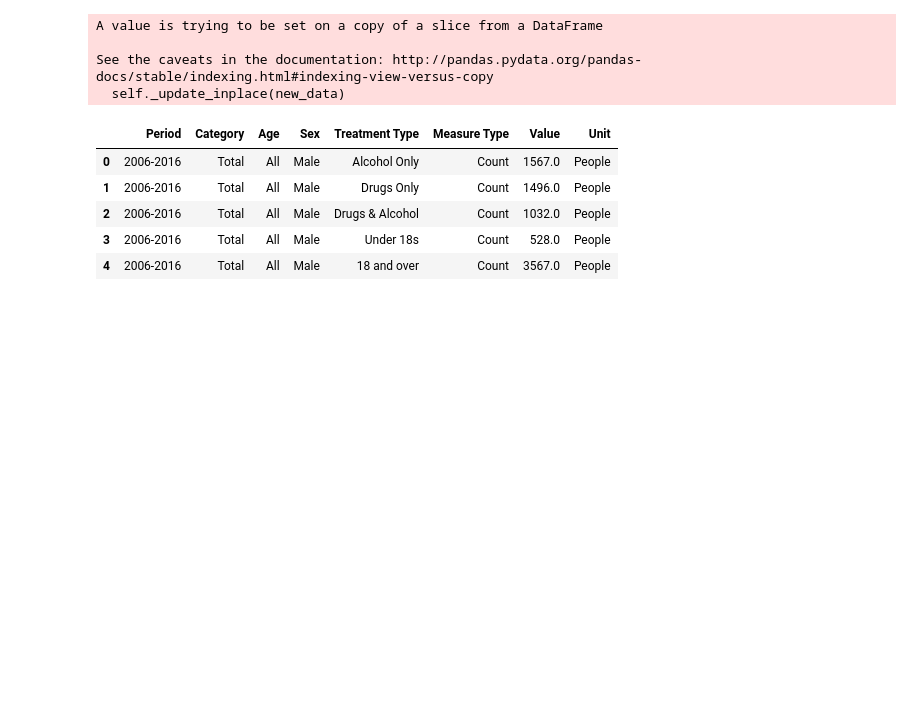
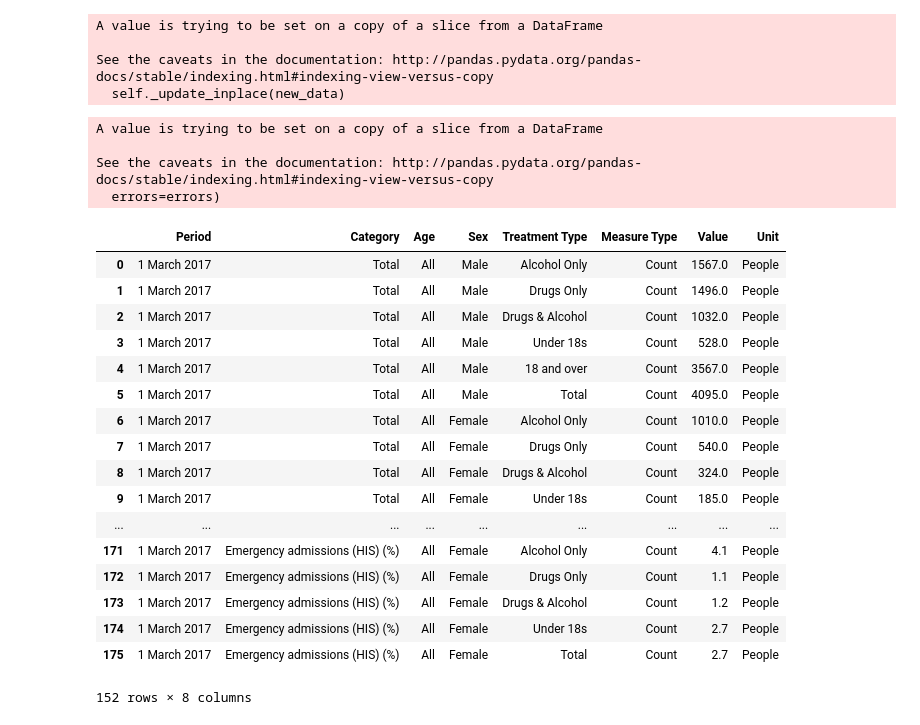
Before and after one commit to GSS-Cogs/DH-NI-Drug-and-Alcohol-Treatment-Services, a Jupyter notebook: Treatment Services by Trust(sex).ipynb, the cells around one changed output. Drawn from its saved outputs; the diff is of its cells as text; code cells hidden in the pictures; blank space fills up the shorter version.

```diff
--- a/Treatment Services by Trust(sex).ipynb
+++ b/Treatment Services by Trust(sex).ipynb
@@ -53,7 +53,7 @@ Dimensions = [
             HDim(sex,'Sex',CLOSEST,LEFT),
             HDimConst('Measure Type', 'Count'),
             HDimConst('Unit','People'),
-            HDimConst('Period','2006-2016'),
+            HDimConst('Period','1 March 2017'),
             HDimConst('Age','All')
             ]
 # %%
@@ -137,14 +137,33 @@ A value is trying to be set on a copy of a slice from a DataFrame
 
 See the caveats in the documentation: http://pandas.pydata.org/pandas-docs/stable/indexing.html#indexing-view-versus-copy
   self._update_inplace(new_data)
+# %%
+new_table.drop(new_table[new_table.Category.isin(['Prison', 'Prison (%)'])].index, inplace = True)
+# %% [output]
+A value is trying to be set on a copy of a slice from a DataFrame
+
+See the caveats in the documentation: http://pandas.pydata.org/pandas-docs/stable/indexing.html#indexing-view-versus-copy
+  errors=errors)
 # %%
 new_table = new_table[['Period','Category','Age','Sex','Treatment Type','Measure Type','Value','Unit']]
 # %%
-new_table.head(5)
+new_table
 # %% [output]
 |  | Period | Category | Age | Sex | Treatment Type | Measure Type | Value | Unit |
-| 0 | 2006-2016 | Total | All | Male | Alcohol Only | Count | 1567.0 | People |
-| 1 | 2006-2016 | Total | All | Male | Drugs Only | Count | 1496.0 | People |
-| 2 | 2006-2016 | Total | All | Male | Drugs & Alcohol | Count | 1032.0 | People |
-| 3 | 2006-2016 | Total | All | Male | Under 18s | Count | 528.0 | People |
-| 4 | 2006-2016 | Total | All | Male | 18 and over | Count | 3567.0 | People |
+| 0 | 1 March 2017 | Total | All | Male | Alcohol Only | Count | 1567.0 | People |
+| 1 | 1 March 2017 | Total | All | Male | Drugs Only | Count | 1496.0 | People |
+| 2 | 1 March 2017 | Total | All | Male | Drugs & Alcohol | Count | 1032.0 | People |
+| 3 | 1 March 2017 | Total | All | Male | Under 18s | Count | 528.0 | People |
+| 4 | 1 March 2017 | Total | All | Male | 18 and over | Count | 3567.0 | People |
+| 5 | 1 March 2017 | Total | All | Male | Total | Count | 4095.0 | People |
+| 6 | 1 March 2017 | Total | All | Female | Alcohol Only | Count | 1010.0 | People |
+| 7 | 1 March 2017 | Total | All | Female | Drugs Only | Count | 540.0 | People |
+| 8 | 1 March 2017 | Total | All | Female | Drugs & Alcohol | Count | 324.0 | People |
+| 9 | 1 March 2017 | Total | All | Female | Under 18s | Count | 185.0 | People |
+| ... | ... | ... | ... | ... | ... | ... | ... | ... |
+| 171 | 1 March 2017 | Emergency admissions (HIS) (%) | All | Female | Alcohol Only | Count | 4.1 | People |
+| 172 | 1 March 2017 | Emergency admissions (HIS) (%) | All | Female | Drugs Only | Count | 1.1 | People |
+| 173 | 1 March 2017 | Emergency admissions (HIS) (%) | All | Female | Drugs & Alcohol | Count | 1.2 | People |
+| 174 | 1 March 2017 | Emergency admissions (HIS) (%) | All | Female | Under 18s | Count | 2.7 | People |
+| 175 | 1 March 2017 | Emergency admissions (HIS) (%) | All | Female | Total | Count | 2.7 | People |
+152 rows × 8 columns
```
Also changed, not shown: parts of 7 cells of this notebook, 7 other files.
